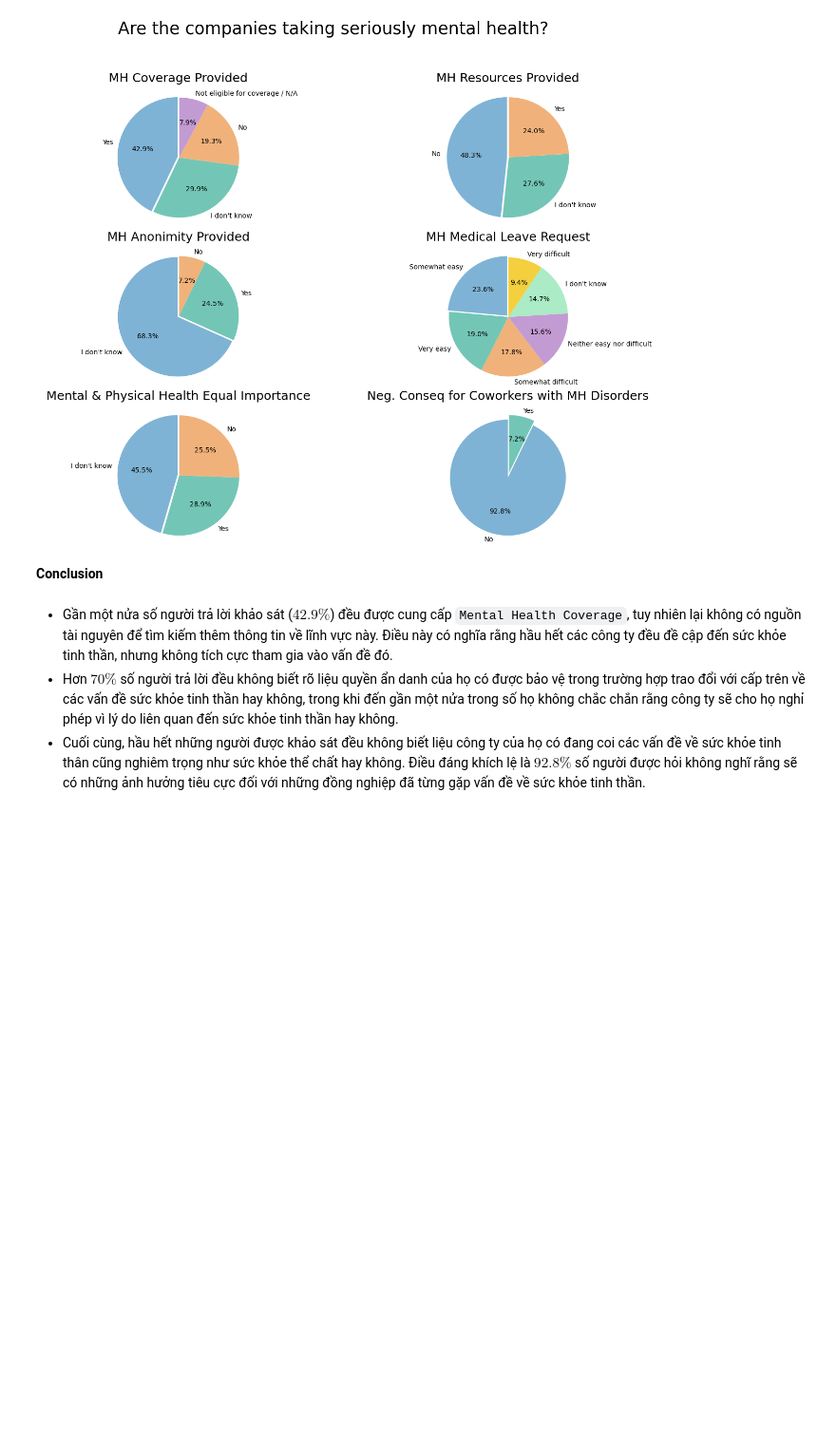
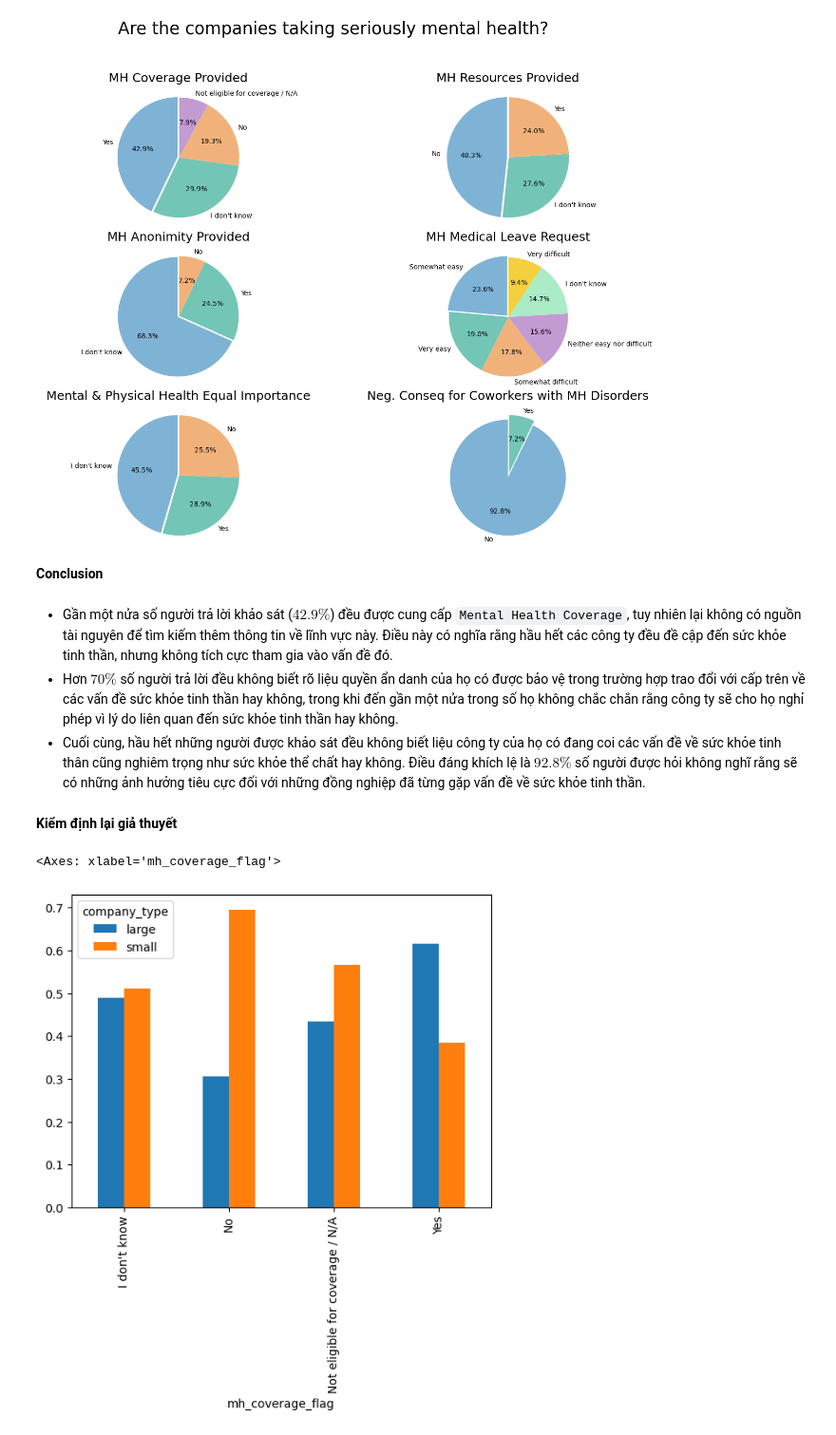
Before and after one commit to iam-Dylan/pfds-final-project, a Jupyter notebook: 4-analyzing.ipynb, the cells around one changed output. Shown at 95% size. Saved outputs shown, nothing was run; the diff lists cells and outputs as text; code cells hidden in the pictures; blank space fills up the shorter version.

```diff
--- a/4-analyzing.ipynb
+++ b/4-analyzing.ipynb
@@ -118,3 +120,15 @@ ax[2][1].set_title('Neg. Conseq for Coworkers with MH Disorders', pad = 14, font
 + Gần một nửa số người trả lời khảo sát ($42.9\%$) đều được cung cấp `Mental Health Coverage`, tuy nhiên lại không có nguồn tài nguyên để tìm kiếm thêm thông tin về lĩnh vực này. Điều này có nghĩa rằng hầu hết các công ty đều đề cập đến sức khỏe tinh thần, nhưng không tích cực tham gia vào vấn đề đó.
 + Hơn $70\%$ số người trả lời đều không biết rõ liệu quyền ẩn danh của họ có được bảo vệ trong trường hợp trao đổi với cấp trên về các vấn đề sức khỏe tinh thần hay không, trong khi đến gần một nửa trong số họ không chắc chắn rằng công ty sẽ cho họ nghỉ phép vì lý do liên quan đến sức khỏe tinh thần hay không.
 + Cuối cùng, hầu hết những người được khảo sát đều không biết liệu công ty của họ có đang coi các vấn đề về sức khỏe tinh thân cũng nghiêm trọng như sức khỏe thể chất hay không. Điều đáng khích lệ là $92.8\%$ số người được hỏi không nghĩ rằng sẽ có những ảnh hưởng tiêu cực đối với những đồng nghiệp đã từng gặp vấn đề về sức khỏe tinh thần.
+# %% [markdown]
+**Kiểm định lại giả thuyết**
+# %%
+small = ['1-5', '6-25', '26-100']
+isSmall = df['comp_no_empl'].str.contains('|'.join(small))
+df['company_type'] = np.where(df['comp_no_empl'].str.contains('|'.join(small)), 'small', 'large')
+# %%
+cbf = pd.crosstab(df['mh_coverage_flag'], df['company_type'])
+bbf = pd.crosstab(df['mh_coverage_flag'], df['company_type'], normalize='index').plot.bar()
+# %% [output]
+<Axes: xlabel='mh_coverage_flag'>
+[figure, added]
```
Also changed, not shown: parts of 1 cell of this notebook.
